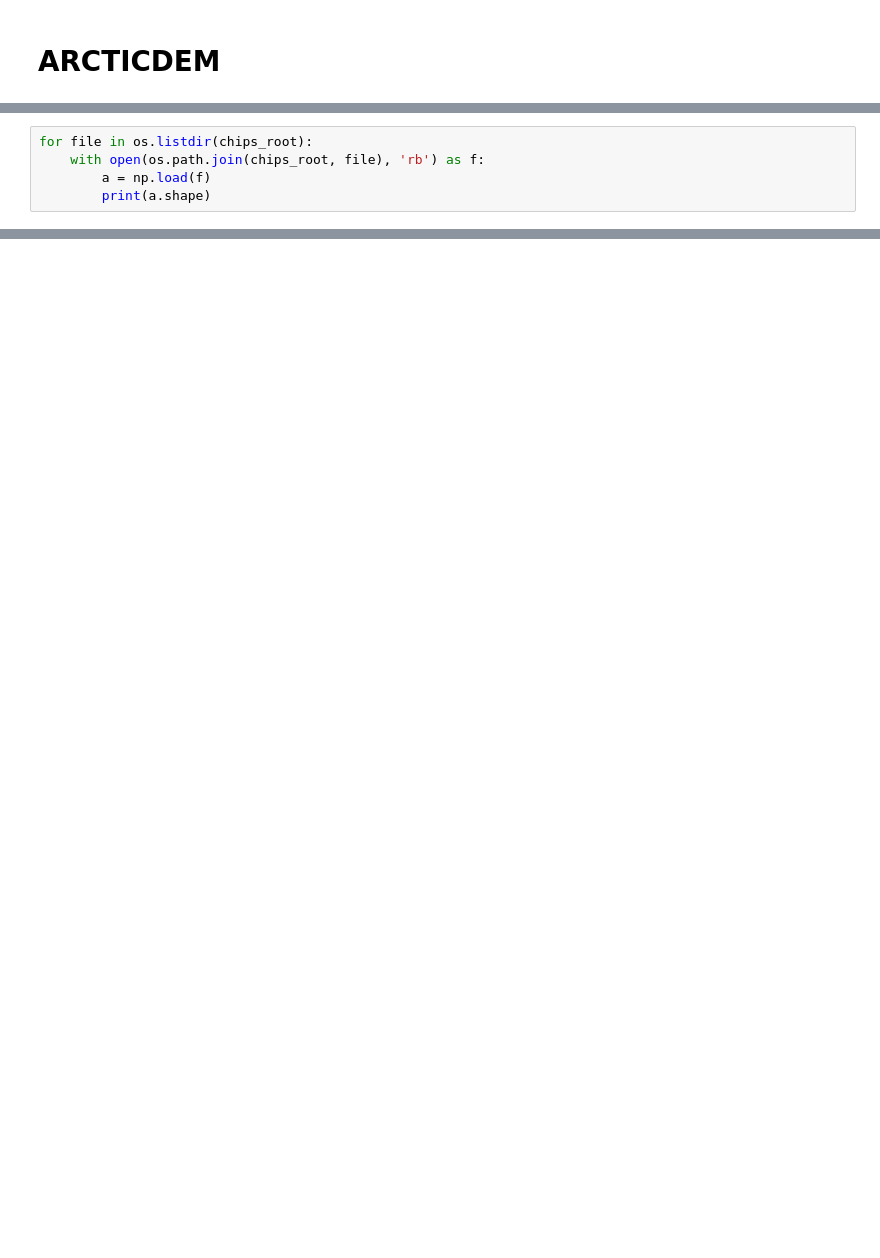
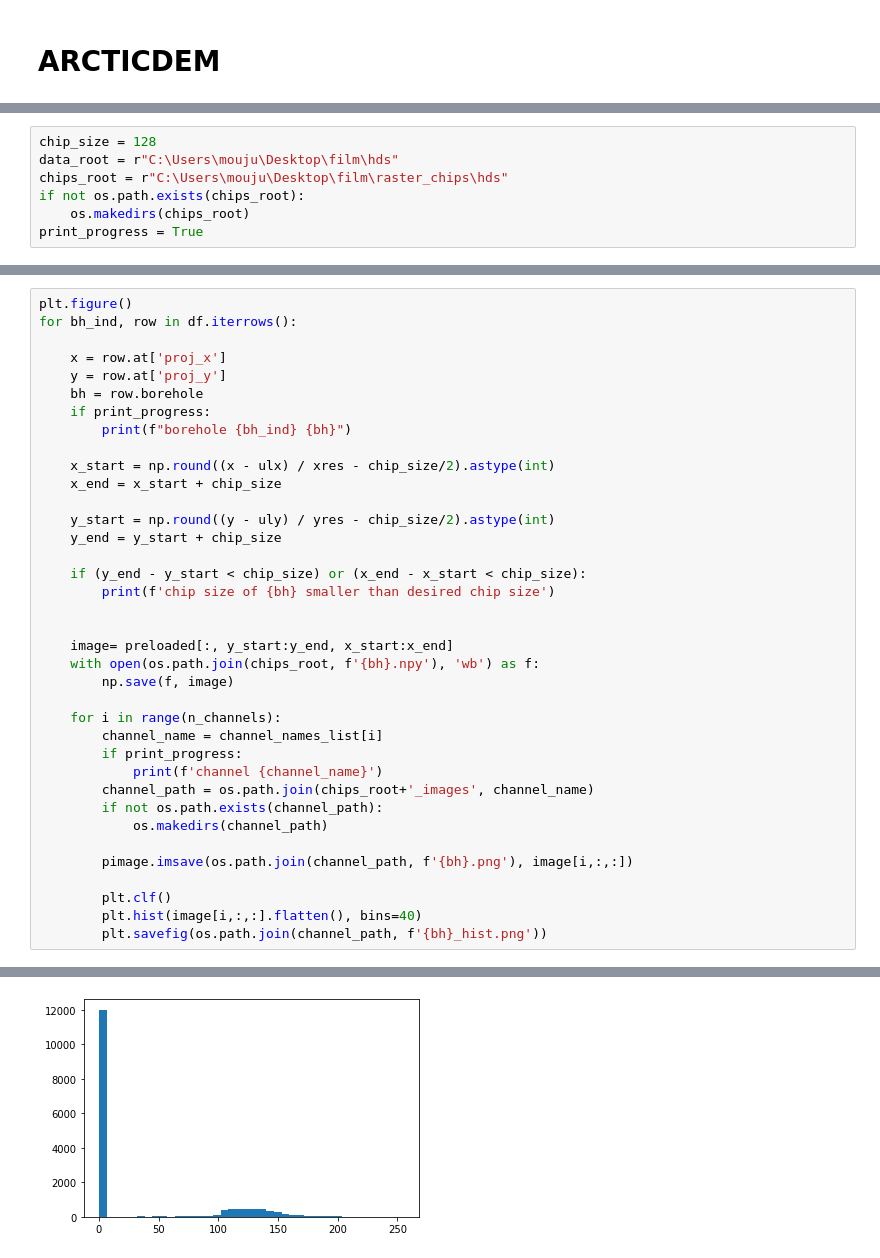
Before and after one commit to bqianz/film, a Jupyter notebook: create_chips.ipynb, the cells around one changed output, grey strips where cells are left out. Cells and saved outputs as stored; diff of their text form; blank space fills up the shorter version.

```diff
--- a/create_chips.ipynb
+++ b/create_chips.ipynb
@@ -180,5 +165,0 @@ for _, row in df.iterrows():
-# %%
-for file in os.listdir(chips_root):
-    with open(os.path.join(chips_root, file), 'rb') as f:
-        a = np.load(f)
-        print(a.shape)
@@ -249,0 +168,7 @@ a.shape
+# %%
+chip_size = 128
+data_root = r"C:\Users\mouju\Desktop\film\hds"
+chips_root = r"C:\Users\mouju\Desktop\film\raster_chips\hds"
+if not os.path.exists(chips_root):
+    os.makedirs(chips_root)
+print_progress = True
@@ -249,0 +204,38 @@ a.shape
+# %%
+plt.figure()
+for bh_ind, row in df.iterrows():
+
+    x = row.at['proj_x']
+    y = row.at['proj_y']
+    bh = row.borehole
+    if print_progress:
+        print(f"borehole {bh_ind} {bh}")
+
+    x_start = np.round((x - ulx) / xres - chip_size/2).astype(int)
+    x_end = x_start + chip_size
+
+    y_start = np.round((y - uly) / yres - chip_size/2).astype(int)
+    y_end = y_start + chip_size
+
+    if (y_end - y_start < chip_size) or (x_end - x_start < chip_size):
+        print(f'chip size of {bh} smaller than desired chip size')
+
+
+    image= preloaded[:, y_start:y_end, x_start:x_end]
+    with open(os.path.join(chips_root, f'{bh}.npy'), 'wb') as f:
+        np.save(f, image)
+
+    for i in range(n_channels):
+        channel_name = channel_names_list[i]
+        if print_progress:
+            print(f'channel {channel_name}')
+        channel_path = os.path.join(chips_root+'_images', channel_name)
+        if not os.path.exists(channel_path):
+            os.makedirs(channel_path)
+
+        pimage.imsave(os.path.join(channel_path, f'{bh}.png'), image[i,:,:])
+
+        plt.clf()
+        plt.hist(image[i,:,:].flatten(), bins=40)
+        plt.savefig(os.path.join(channel_path, f'{bh}_hist.png'))
+# %% [output]
@@ -249,0 +259 @@ a.shape
+[figure, added]
```
Also changed, not shown: parts of 44 cells of this notebook, 8 other files.
